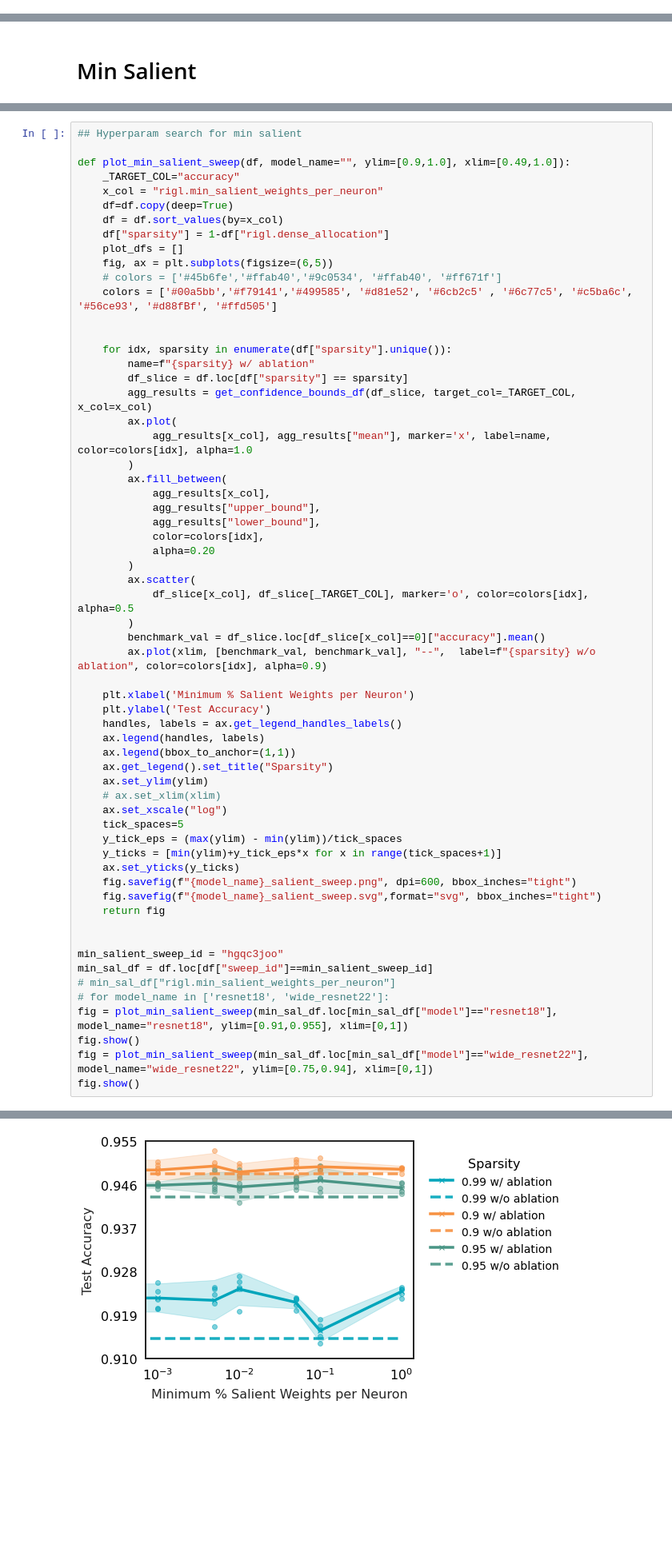
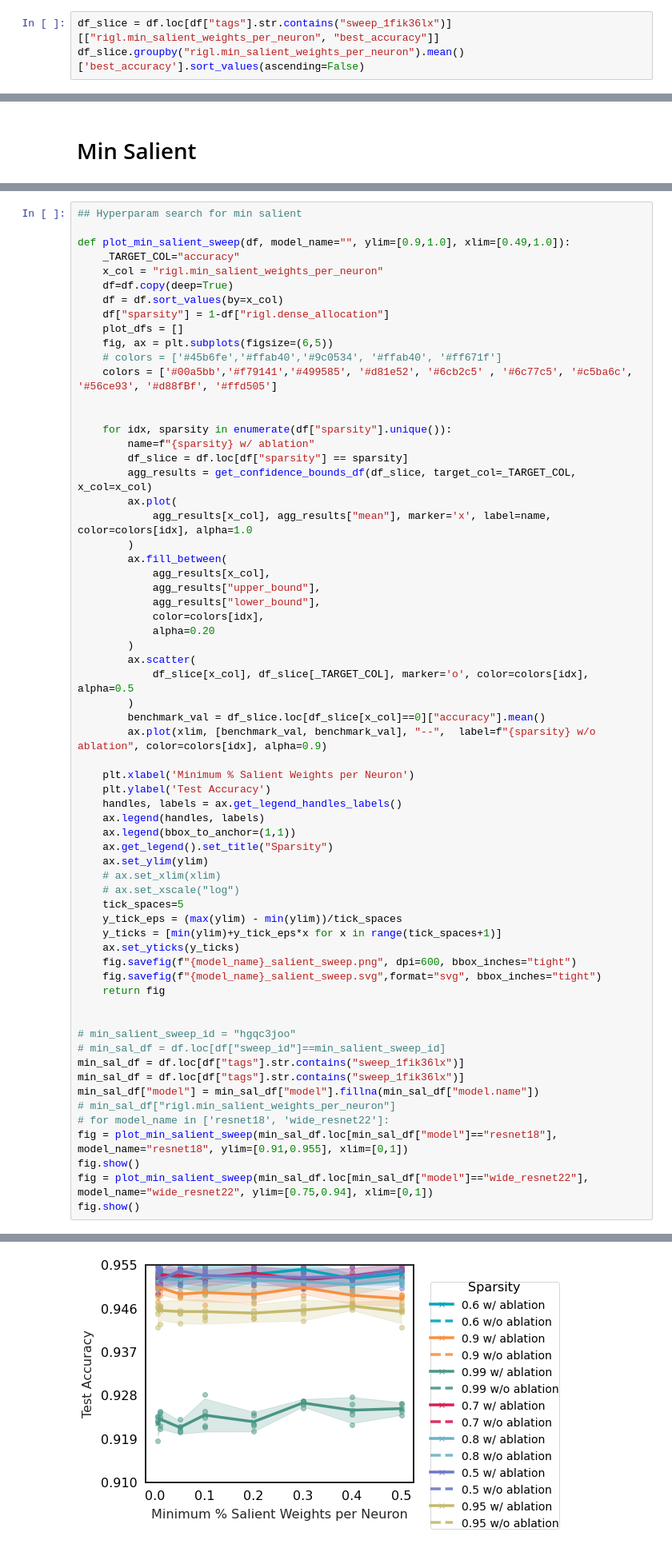
Before and after one commit to calgaryml/condensed-sparsity, a Jupyter notebook: notebooks/final_results.ipynb, the cells around one changed output, grey strips where cells are left out. Shown: that part at 80% size. Cells and saved outputs as stored; diff of their text form; blank space fills up the shorter version.

Commit message:
ready for imagenet sweep x1

```diff
--- a/notebooks/final_results.ipynb
+++ b/notebooks/final_results.ipynb
@@ -50,0 +83,3 @@ df.shape
+# %%
+df_slice = df.loc[df["tags"].str.contains("sweep_1fik36lx")][["rigl.min_salient_weights_per_neuron", "best_accuracy"]]
+df_slice.groupby("rigl.min_salient_weights_per_neuron").mean()['best_accuracy'].sort_values(ascending=False)
@@ -943,7 +974,7 @@ def plot_min_salient_sweep(df, model_name="", ylim=[0.9,1.0], xlim=[0.49,1.0]):
     ax.get_legend().set_title("Sparsity")
     ax.set_ylim(ylim)
     # ax.set_xlim(xlim)
-    ax.set_xscale("log")
+    # ax.set_xscale("log")
     tick_spaces=5
     y_tick_eps = (max(ylim) - min(ylim))/tick_spaces
     y_ticks = [min(ylim)+y_tick_eps*x for x in range(tick_spaces+1)]
@@ -953,8 +984,11 @@ def plot_min_salient_sweep(df, model_name="", ylim=[0.9,1.0], xlim=[0.49,1.0]):
     return fig
 
 
-min_salient_sweep_id = "hgqc3joo"
-min_sal_df = df.loc[df["sweep_id"]==min_salient_sweep_id]
+# min_salient_sweep_id = "hgqc3joo"
+# min_sal_df = df.loc[df["sweep_id"]==min_salient_sweep_id]
+min_sal_df = df.loc[df["tags"].str.contains("sweep_1fik36lx")]
+min_sal_df = df.loc[df["tags"].str.contains("sweep_1fik36lx")]
+min_sal_df["model"] = min_sal_df["model"].fillna(min_sal_df["model.name"])
 # min_sal_df["rigl.min_salient_weights_per_neuron"]
 # for model_name in ['resnet18', 'wide_resnet22']:
 fig = plot_min_salient_sweep(min_sal_df.loc[min_sal_df["model"]=="resnet18"], model_name="resnet18", ylim=[0.91,0.955], xlim=[0,1])
@@ -965 +1004 @@ fig.show()
-[figure, old version]
+[figure, new version]
```
Also changed, not shown: parts of 7 cells of this notebook, 5 other files.
